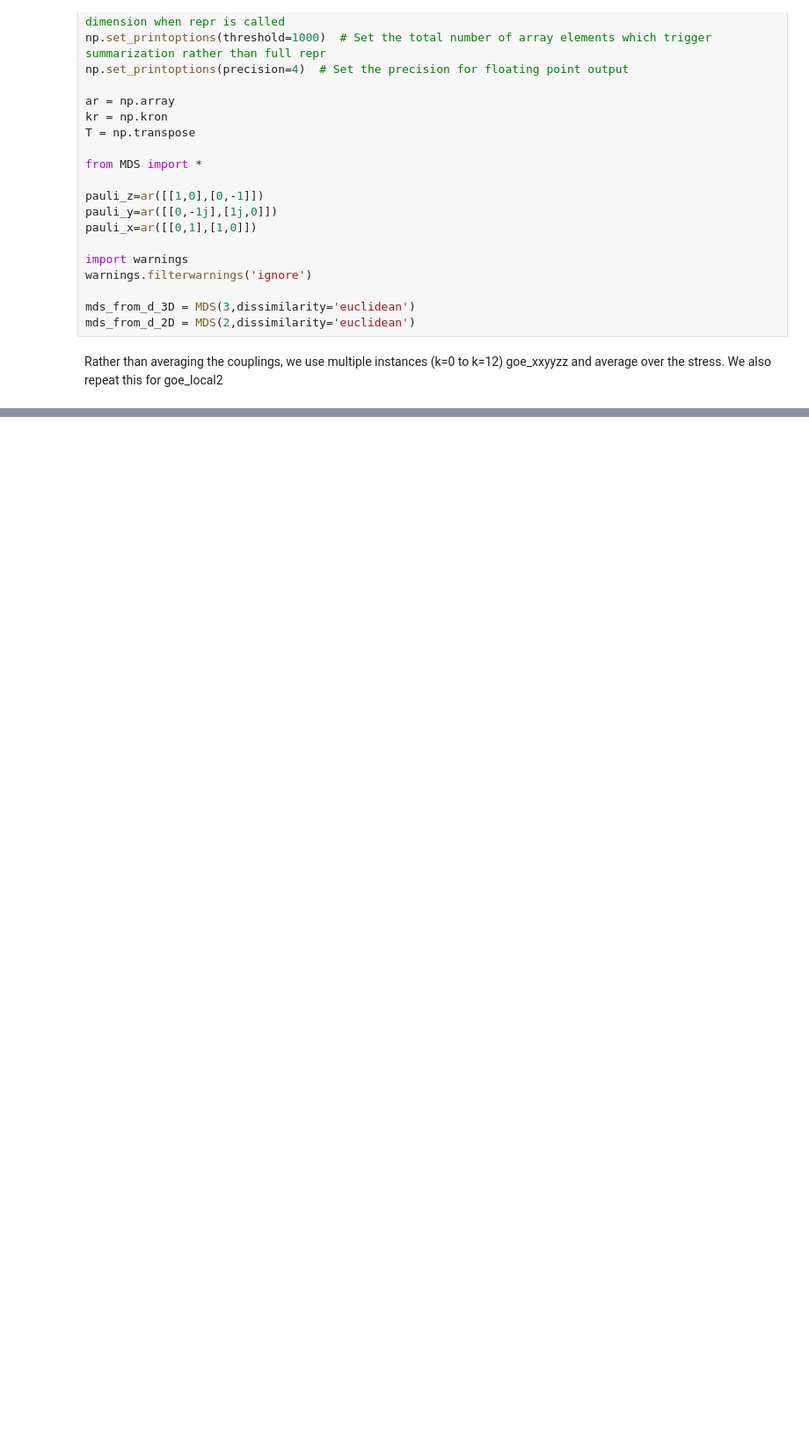
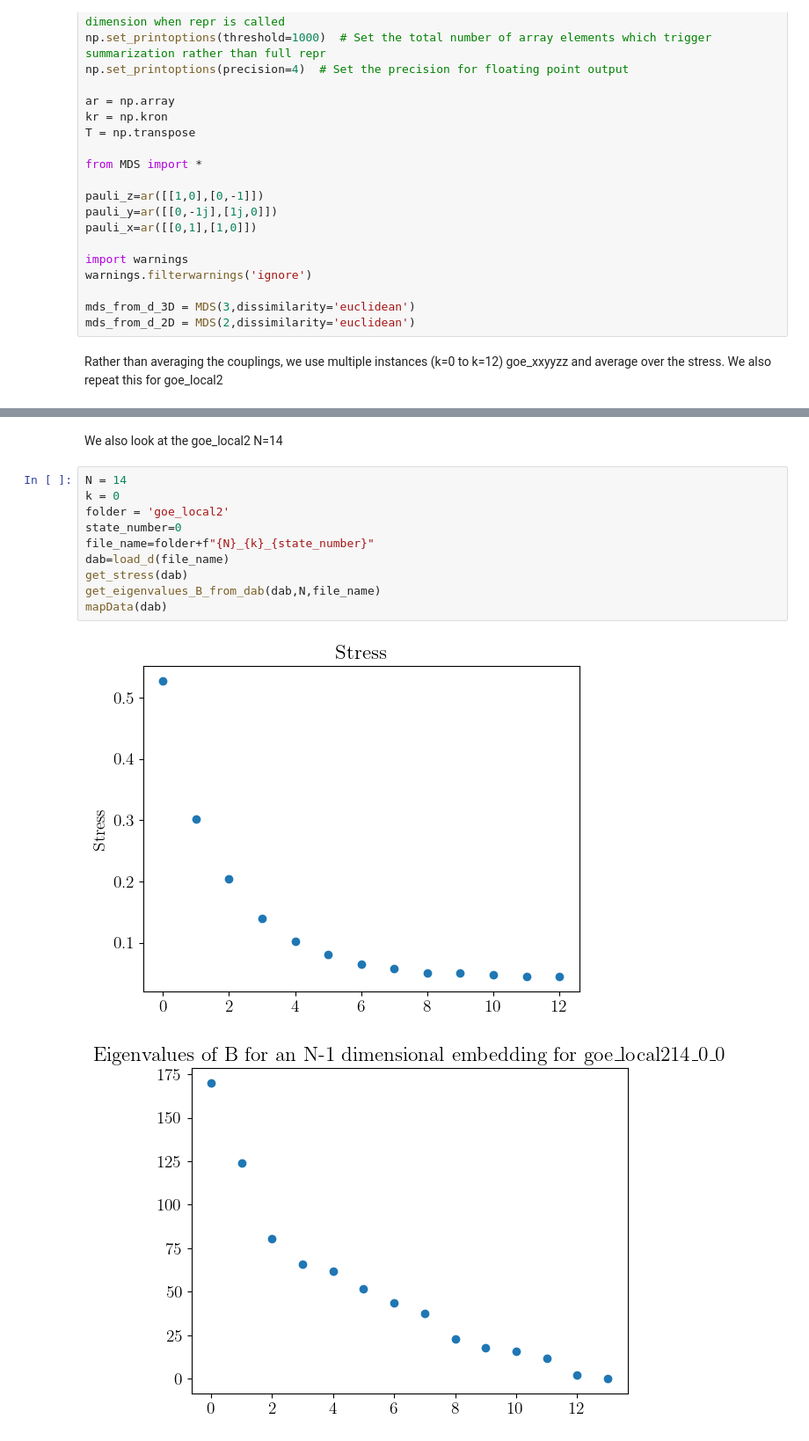
Before and after one commit to MarinAndreGirard/Quantum_emergent_dimension, a Jupyter notebook: getting_some_results.ipynb, the cells around one changed output, grey strips where cells are left out. Shown at 88% size. Drawn from its saved outputs; the diff is of its cells as text; blank space fills up the shorter version.

```diff
--- a/getting_some_results.ipynb
+++ b/getting_some_results.ipynb
@@ -79,0 +89,15 @@ plt.show()
+# %% [markdown]
+We also look at the goe_local2 N=14
+# %%
+N = 14
+k = 0
+folder = 'goe_local2'
+state_number=0
+file_name=folder+f"{N}_{k}_{state_number}"
+dab=load_d(file_name)
+get_stress(dab)
+get_eigenvalues_B_from_dab(dab,N,file_name)
+mapData(dab)
+# %% [output]
+[figure, added]
+[figure, added]
```
Also changed, not shown: parts of 8 cells of this notebook, 2 other files.
